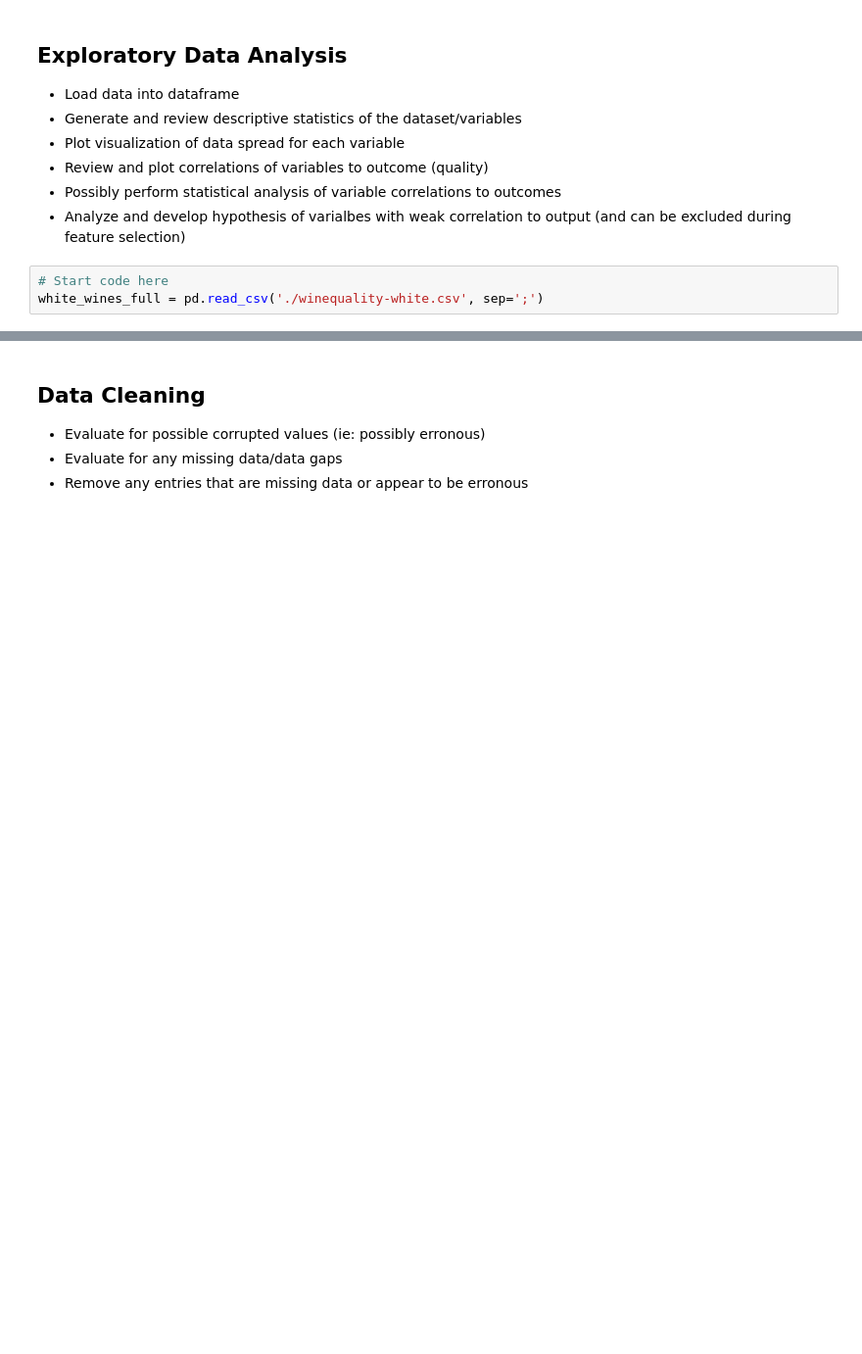
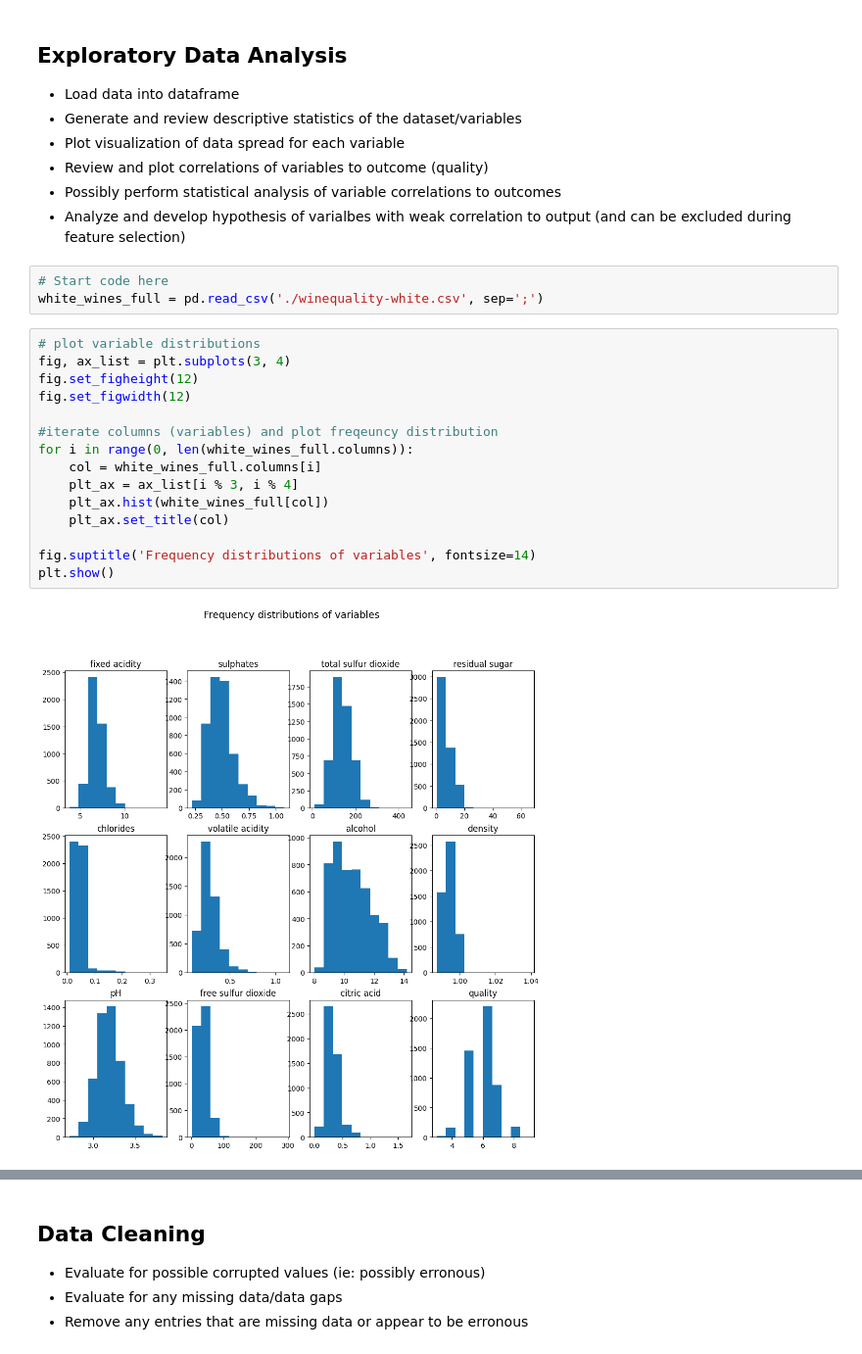
Before and after one commit to dangrant6/Wine-Quality, a Jupyter notebook: wine-quality-analysis.ipynb, the cells around one changed output, grey strips where cells are left out. Shown at 98% size. Saved outputs shown, nothing was run; the diff lists cells and outputs as text; blank space fills up the shorter version.

```diff
--- a/wine-quality-analysis.ipynb
+++ b/wine-quality-analysis.ipynb
@@ -26,3 +26,20 @@ import seaborn as sns
 # %%
 # Start code here
 white_wines_full = pd.read_csv('./winequality-white.csv', sep=';')
+# %%
+# plot variable distributions
+fig, ax_list = plt.subplots(3, 4)
+fig.set_figheight(12)
+fig.set_figwidth(12)
+
+#iterate columns (variables) and plot freqeuncy distribution
+for i in range(0, len(white_wines_full.columns)):
+    col = white_wines_full.columns[i]
+    plt_ax = ax_list[i % 3, i % 4]
+    plt_ax.hist(white_wines_full[col])
+    plt_ax.set_title(col)
+
+fig.suptitle('Frequency distributions of variables', fontsize=14)
+plt.show()
+# %% [output]
+[figure, added]
```
Also changed, not shown: parts of 3 cells of this notebook.
